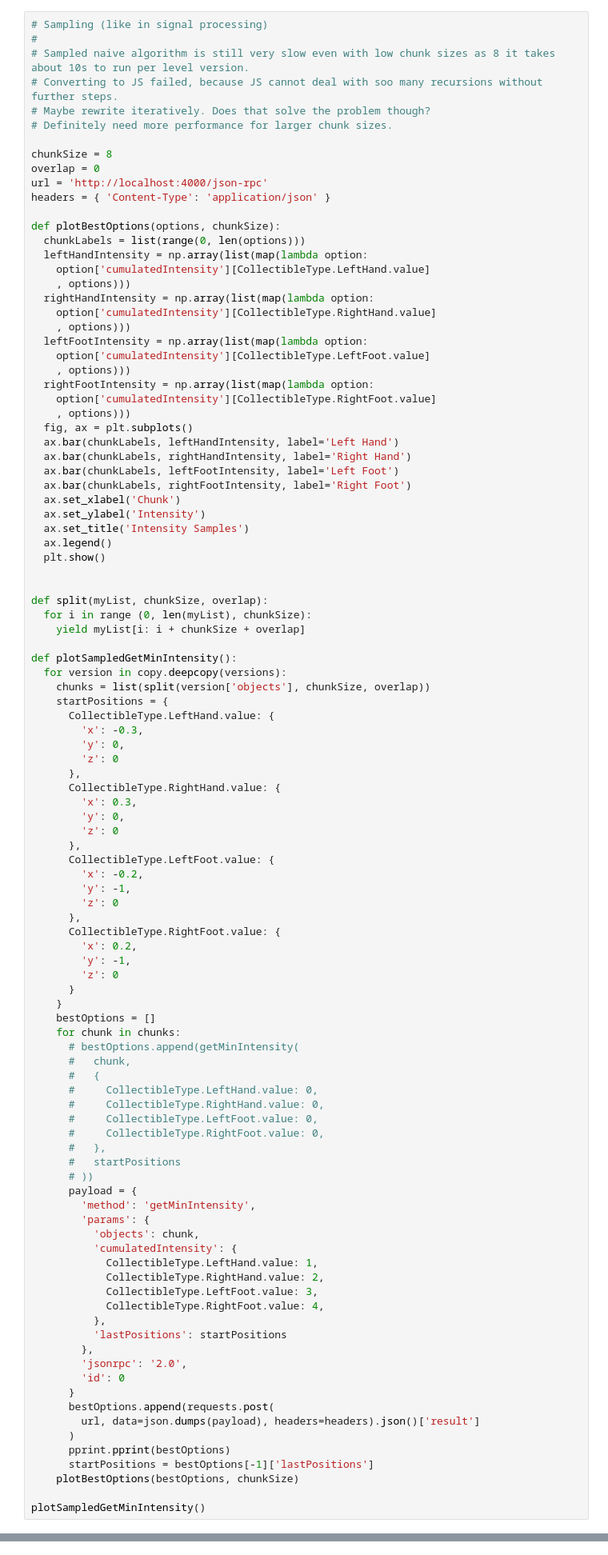
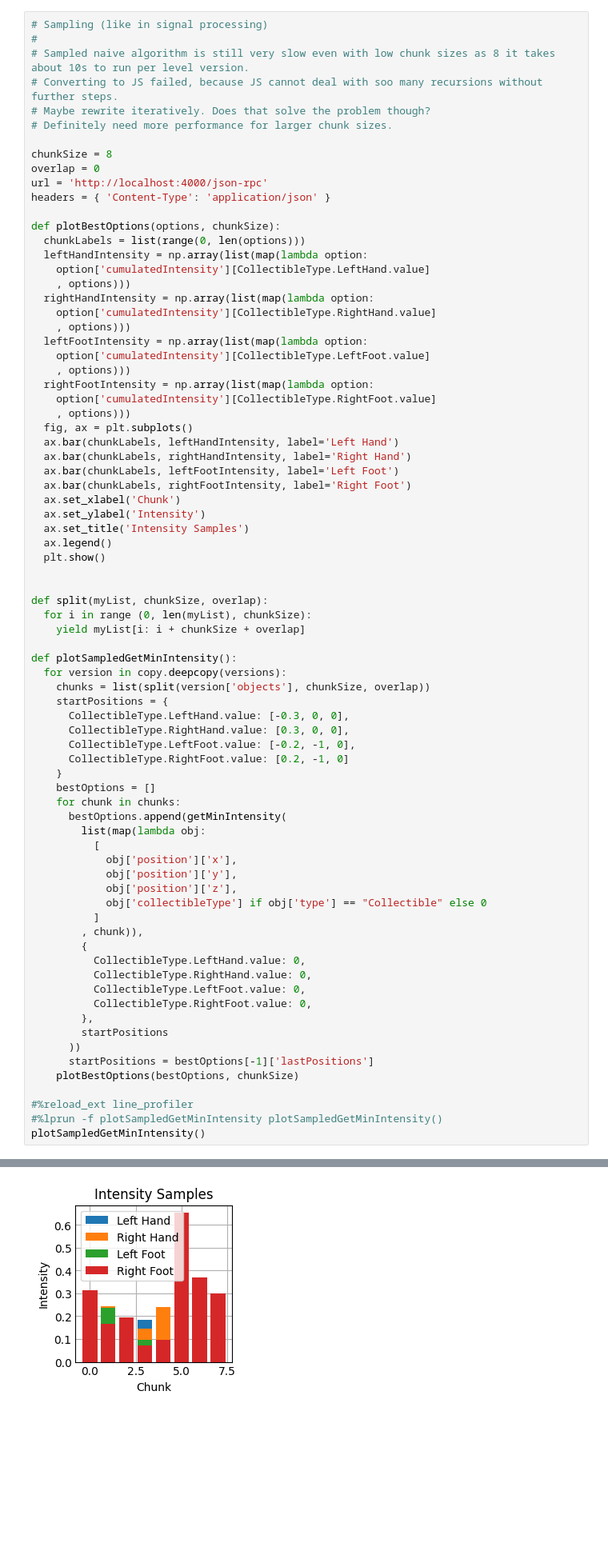
Before and after one commit to luisscholl/beatfork, a Jupyter notebook: difficulty-estimation/individual-analysis.ipynb, the cells around one changed output, grey strips where cells are left out. Shown at 80% size. Drawn from its saved outputs; the diff is of its cells as text; blank space fills up the shorter version.

```diff
--- a/difficulty-estimation/individual-analysis.ipynb
+++ b/difficulty-estimation/individual-analysis.ipynb
@@ -360,60 +331,34 @@ def plotSampledGetMinIntensity():
   for version in copy.deepcopy(versions):
     chunks = list(split(version['objects'], chunkSize, overlap))
     startPositions = {
-      CollectibleType.LeftHand.value: {
-        'x': -0.3,
-        'y': 0,
-        'z': 0
-      },
-      CollectibleType.RightHand.value: {
-        'x': 0.3,
-        'y': 0,
-        'z': 0
-      },
-      CollectibleType.LeftFoot.value: {
-        'x': -0.2,
-        'y': -1,
-        'z': 0
-      },
-      CollectibleType.RightFoot.value: {
-        'x': 0.2,
-        'y': -1,
-        'z': 0
-      }
+      CollectibleType.LeftHand.value: [-0.3, 0, 0],
+      CollectibleType.RightHand.value: [0.3, 0, 0],
+      CollectibleType.LeftFoot.value: [-0.2, -1, 0],
+      CollectibleType.RightFoot.value: [0.2, -1, 0]
     }
     bestOptions = []
     for chunk in chunks:
-      # bestOptions.append(getMinIntensity(
-      #   chunk,
-      #   {
-      #     CollectibleType.LeftHand.value: 0,
-      #     CollectibleType.RightHand.value: 0,
-      #     CollectibleType.LeftFoot.value: 0,
-      #     CollectibleType.RightFoot.value: 0,
-      #   },
-      #   startPositions
-      # ))
-      payload = {
-        'method': 'getMinIntensity',
-        'params': {
-          'objects': chunk,
-          'cumulatedIntensity': {
-            CollectibleType.LeftHand.value: 1,
-            CollectibleType.RightHand.value: 2,
-            CollectibleType.LeftFoot.value: 3,
-            CollectibleType.RightFoot.value: 4,
-          },
-          'lastPositions': startPositions
+      bestOptions.append(getMinIntensity(
+        list(map(lambda obj:
+          [
+            obj['position']['x'],
+            obj['position']['y'],
+            obj['position']['z'],
+            obj['collectibleType'] if obj['type'] == "Collectible" else 0
+          ]
+        , chunk)),
+        {
+          CollectibleType.LeftHand.value: 0,
+          CollectibleType.RightHand.value: 0,
+          CollectibleType.LeftFoot.value: 0,
+          CollectibleType.RightFoot.value: 0,
         },
-        'jsonrpc': '2.0',
-        'id': 0
-      }
-      bestOptions.append(requests.post(
-        url, data=json.dumps(payload), headers=headers).json()['result']
-      )
-      pprint.pprint(bestOptions)
+        startPositions
+      ))
       startPositions = bestOptions[-1]['lastPositions']
     plotBestOptions(bestOptions, chunkSize)
 
+#%reload_ext line_profiler
+#%lprun -f plotSampledGetMinIntensity plotSampledGetMinIntensity()
 plotSampledGetMinIntensity()
 # %% [output]
@@ -437,0 +365 @@ TypeError: list indices must be integers or slices, not str
+[figure, added]
```
Also changed, not shown: parts of 6 cells of this notebook, 1 other file.
